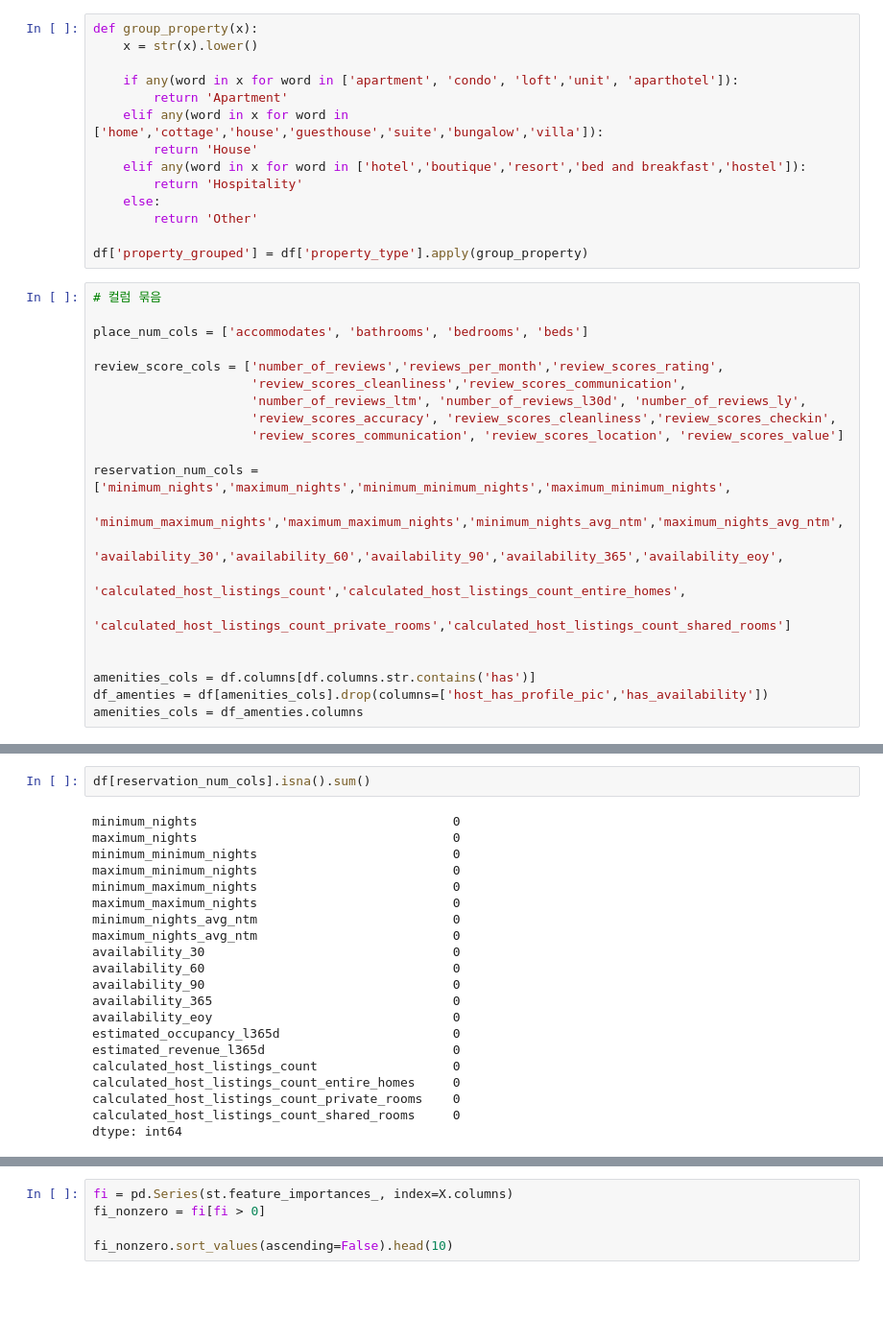
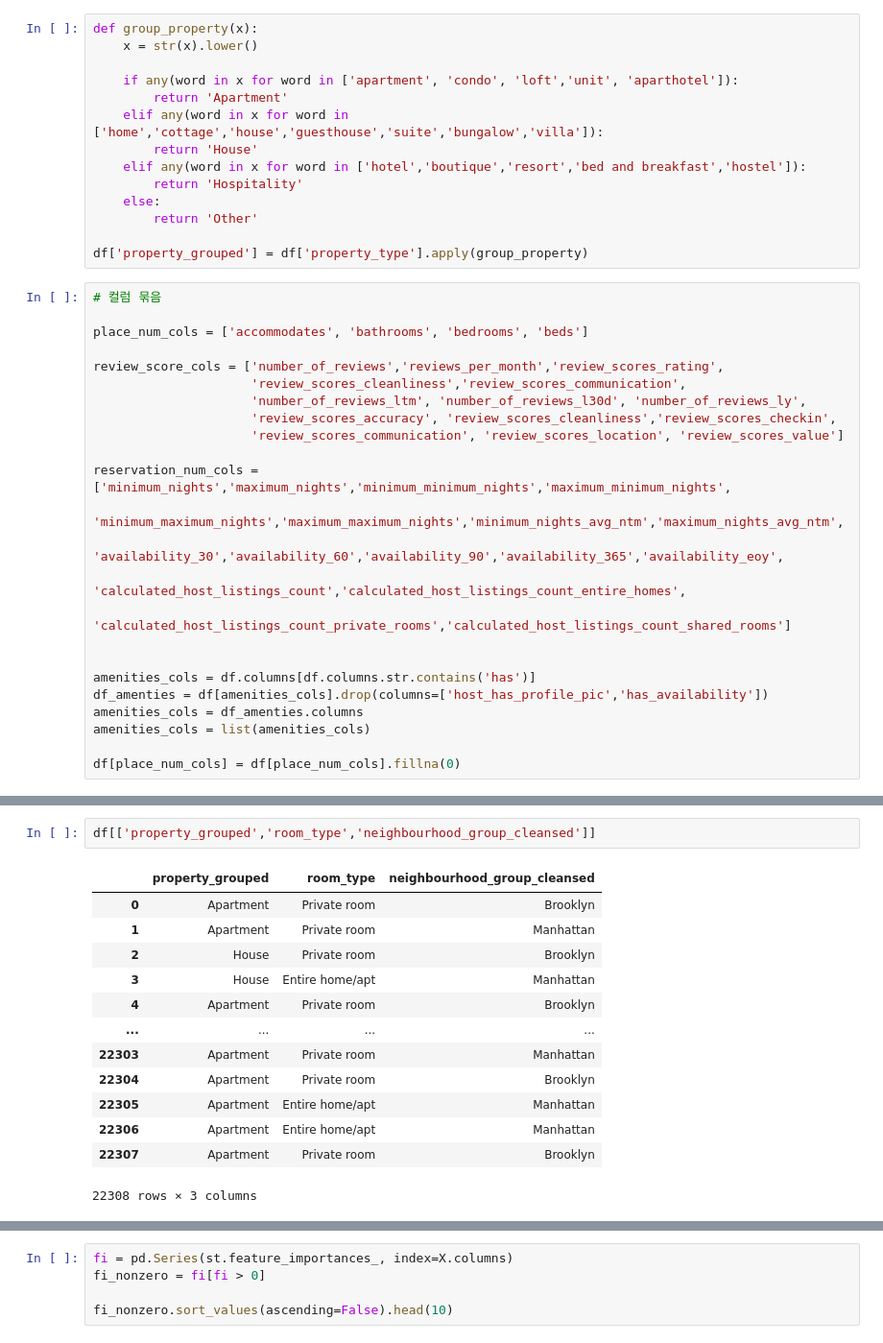
Before and after one commit to sybeom528/airbnb_price_prediction, a Jupyter notebook: notebooks/lch_ml.ipynb, the cells around one changed output, grey strips where cells are left out. Shown at 96% size. Cells and saved outputs as stored; diff of their text form; blank space fills up the shorter version.

```diff
--- a/notebooks/lch_ml.ipynb
+++ b/notebooks/lch_ml.ipynb
@@ -106,3 +108,6 @@ reservation_num_cols = ['minimum_nights','maximum_nights','minimum_minimum_night
 amenities_cols = df.columns[df.columns.str.contains('has')]
 df_amenties = df[amenities_cols].drop(columns=['host_has_profile_pic','has_availability'])
 amenities_cols = df_amenties.columns
+amenities_cols = list(amenities_cols)
+
+df[place_num_cols] = df[place_num_cols].fillna(0)
@@ -109,23 +125,16 @@ amenities_cols = df_amenties.columns
 # %%
-df[reservation_num_cols].isna().sum()
+df[['property_grouped','room_type','neighbourhood_group_cleansed']]
 # %% [output]
+|  | property_grouped | room_type | neighbourhood_group_cleansed |
+| 0 | Apartment | Private room | Brooklyn |
+| 1 | Apartment | Private room | Manhattan |
+| 2 | House | Private room | Brooklyn |
+| 3 | House | Entire home/apt | Manhattan |
+| 4 | Apartment | Private room | Brooklyn |
+| ... | ... | ... | ... |
+| 22303 | Apartment | Private room | Manhattan |
+| 22304 | Apartment | Private room | Brooklyn |
+| 22305 | Apartment | Entire home/apt | Manhattan |
+| 22306 | Apartment | Entire home/apt | Manhattan |
+| 22307 | Apartment | Private room | Brooklyn |
-minimum_nights                                  0
-maximum_nights                                  0
-minimum_minimum_nights                          0
-maximum_minimum_nights                          0
-minimum_maximum_nights                          0
-maximum_maximum_nights                          0
-minimum_nights_avg_ntm                          0
-maximum_nights_avg_ntm                          0
-availability_30                                 0
-availability_60                                 0
-availability_90                                 0
-availability_365                                0
-availability_eoy                                0
-estimated_occupancy_l365d                       0
-estimated_revenue_l365d                         0
-calculated_host_listings_count                  0
-calculated_host_listings_count_entire_homes     0
-calculated_host_listings_count_private_rooms    0
-calculated_host_listings_count_shared_rooms     0
-dtype: int64
+22308 rows × 3 columns
```
Also changed, not shown: parts of 14 cells of this notebook, 1 other file.
